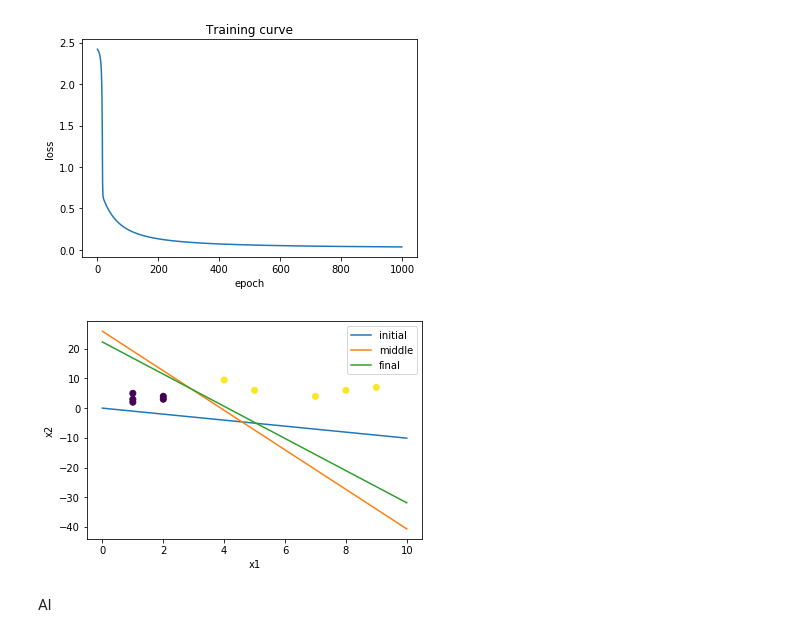
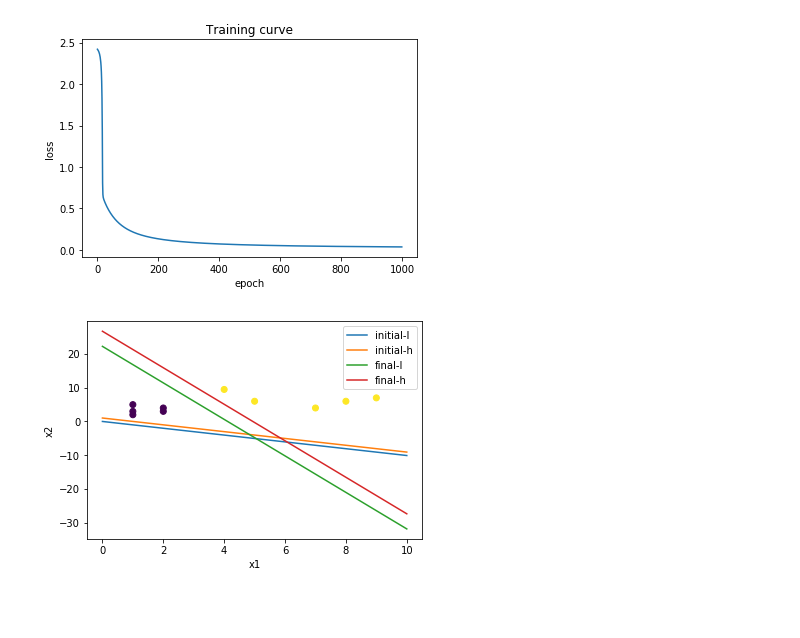
Before and after one commit to MaterSim/CMS, a Jupyter notebook: ML/Intro-NN.ipynb, the cells around one changed output. Cells and saved outputs as stored; diff of their text form; code cells hidden in the pictures; blank space fills up the shorter version.

```diff
--- a/ML/Intro-NN.ipynb
+++ b/ML/Intro-NN.ipynb
@@ -128,25 +133,34 @@ plt.show()
 # %%
 # To draw the decision boundary
 
-def plane(x, w):
+def line1(x, w):
     return (-w[0] - x*w[1])/w[2]
+def line2(x, w):
+    return (1-w[0] - x*w[1])/w[2]
 
 plt.scatter(x[:,0],x[:,1], c=Y)
 
 x0 = np.linspace(0,10,20)
-y0 = plane(x0, w_hist[0])
-plt.plot(x0, y0, label='initial')
+y0 = line1(x0, w_hist[0])
+y1 = line2(x0, w_hist[0])
+plt.plot(x0, y0, label='initial-l')
+plt.plot(x0, y1, label='initial-h')
 
-y0 = plane(x0, w_hist[int(len(w_hist)/2)])
-plt.plot(x0, y0, label='middle')
+#y0 = line1(x0, w_hist[int(len(w_hist)/2)])
+#y1 = line2(x0, w_hist[int(len(w_hist)/2)])
+#plt.plot(x0, y0, label='middle-l')
+#plt.plot(x0, y1, label='middle-h')
 
-y0 = plane(x0, w_hist[-1])
-plt.plot(x0, y0, label='final')
+
+y0 = line1(x0, w_hist[-1])
+y1 = line2(x0, w_hist[-1])
+plt.plot(x0, y0, label='final-l')
+plt.plot(x0, y1, label='final-h')
+
+
 plt.xlabel('x1')
 plt.ylabel('x2')
 plt.legend()
 plt.show()
 # %% [output]
-[figure, old version]
+[figure, new version]
-# %% [markdown]
-Al
```
Also changed, not shown: parts of 2 cells of this notebook, 2 other files.
